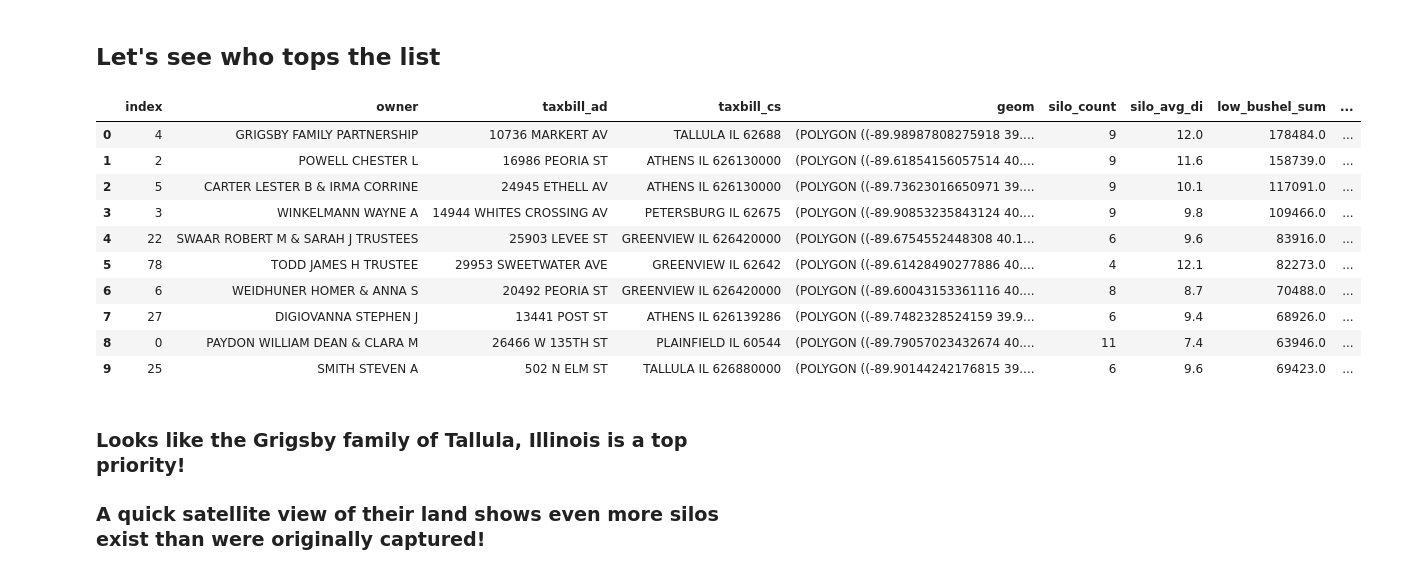
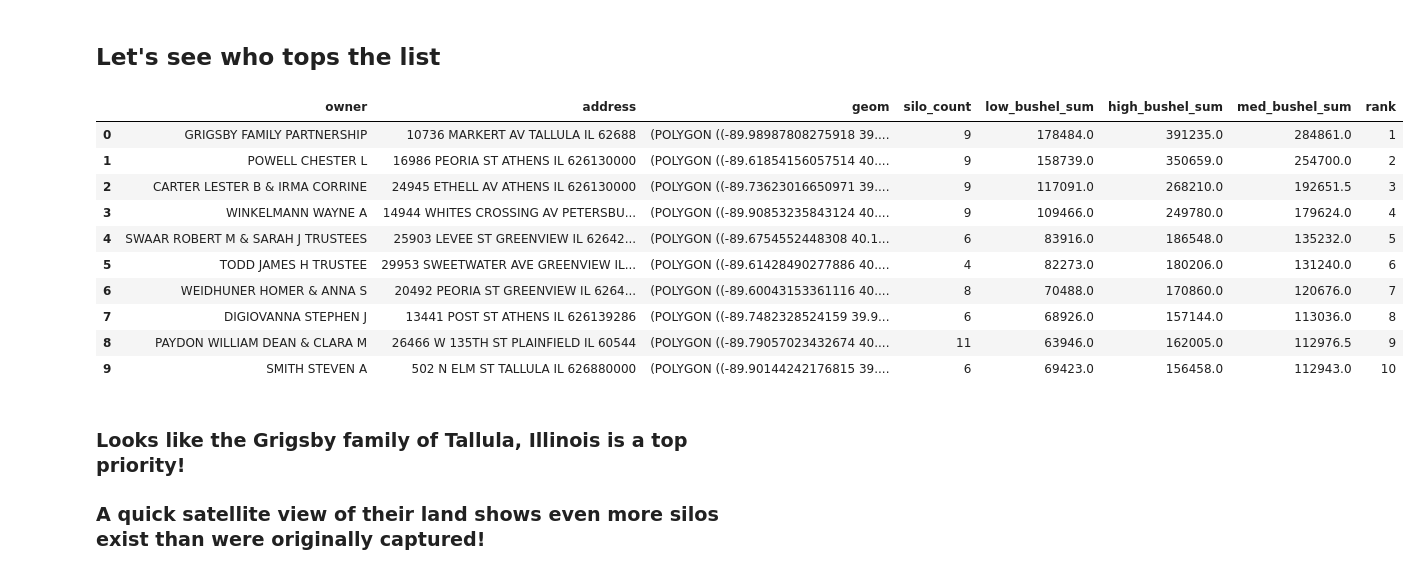
Before and after one commit to jasonmcvay09/indigo, a Jupyter notebook: adjust_silo_shp.ipynb, the cells around one changed output. Cells and saved outputs as stored; diff of their text form; code cells hidden in the pictures.

```diff
--- a/adjust_silo_shp.ipynb
+++ b/adjust_silo_shp.ipynb
@@ -126,7 +126,7 @@ import psycopg2
 
 con = psycopg2.connect('host=localhost dbname=sdb_vinegap user=postgres password=secret')
 
-sql = "SELECT * FROM farm_silo_count_min_max_med;"
+sql = "SELECT * FROM menard_farm_capacity_estimates;"
 
 parcels = gpd.GeoDataFrame.from_postgis(sql, con, geom_col='geom')
 
@@ -139,19 +139,22 @@ parcels.plot(figsize=(14,18), column='med_bushel_sum', cmap='Greens', edgecolor=
 ## Let's see who tops the list
 # %%
 # Sort based on the estimated total median bushels
-parcels.sort_values('med_bushel_sum', ascending=False).reset_index().head(10)
+parcels.sort_values('med_bushel_sum', ascending=False).reset_index()
+parcels['rank'] = parcels.index + 1
-# %% [output]
-|  | index | owner | taxbill_ad | taxbill_cs | geom | silo_count | silo_avg_di | low_bushel_sum | ... |
-| 0 | 4 | GRIGSBY FAMILY PARTNERSHIP | 10736 MARKERT AV | TALLULA IL 62688 | (POLYGON ((-89.98987808275918 39.... | 9 | 12.0 | 178484.0 | ... |
-| 1 | 2 | POWELL CHESTER L | 16986 PEORIA ST | ATHENS IL 626130000 | (POLYGON ((-89.61854156057514 40.... | 9 | 11.6 | 158739.0 | ... |
-| 2 | 5 | CARTER LESTER B & IRMA CORRINE | 24945 ETHELL AV | ATHENS IL 626130000 | (POLYGON ((-89.73623016650971 39.... | 9 | 10.1 | 117091.0 | ... |
-| 3 | 3 | WINKELMANN WAYNE A | 14944 WHITES CROSSING AV | PETERSBURG IL 62675 | (POLYGON ((-89.90853235843124 40.... | 9 | 9.8 | 109466.0 | ... |
-| 4 | 22 | SWAAR ROBERT M & SARAH J TRUSTEES | 25903 LEVEE ST | GREENVIEW IL 626420000 | (POLYGON ((-89.6754552448308 40.1... | 6 | 9.6 | 83916.0 | ... |
-| 5 | 78 | TODD JAMES H TRUSTEE | 29953 SWEETWATER AVE | GREENVIEW IL 62642 | (POLYGON ((-89.61428490277886 40.... | 4 | 12.1 | 82273.0 | ... |
-| 6 | 6 | WEIDHUNER HOMER & ANNA S | 20492 PEORIA ST | GREENVIEW IL 626420000 | (POLYGON ((-89.60043153361116 40.... | 8 | 8.7 | 70488.0 | ... |
-| 7 | 27 | DIGIOVANNA STEPHEN J | 13441 POST ST | ATHENS IL 626139286 | (POLYGON ((-89.7482328524159 39.9... | 6 | 9.4 | 68926.0 | ... |
-| 8 | 0 | PAYDON WILLIAM DEAN & CLARA M | 26466 W 135TH ST | PLAINFIELD IL 60544 | (POLYGON ((-89.79057023432674 40.... | 11 | 7.4 | 63946.0 | ... |
-| 9 | 25 | SMITH STEVEN A | 502 N ELM ST | TALLULA IL 626880000 | (POLYGON ((-89.90144242176815 39.... | 6 | 9.6 | 69423.0 | ... |
+# %%
+parcels.head(10)
+# %% [output]
+|  | owner | address | geom | silo_count | low_bushel_sum | high_bushel_sum | med_bushel_sum | rank |
+| 0 | GRIGSBY FAMILY PARTNERSHIP | 10736 MARKERT AV TALLULA IL 62688 | (POLYGON ((-89.98987808275918 39.... | 9 | 178484.0 | 391235.0 | 284861.0 | 1 |
+| 1 | POWELL CHESTER L | 16986 PEORIA ST ATHENS IL 626130000 | (POLYGON ((-89.61854156057514 40.... | 9 | 158739.0 | 350659.0 | 254700.0 | 2 |
+| 2 | CARTER LESTER B & IRMA CORRINE | 24945 ETHELL AV ATHENS IL 626130000 | (POLYGON ((-89.73623016650971 39.... | 9 | 117091.0 | 268210.0 | 192651.5 | 3 |
+| 3 | WINKELMANN WAYNE A | 14944 WHITES CROSSING AV PETERSBU... | (POLYGON ((-89.90853235843124 40.... | 9 | 109466.0 | 249780.0 | 179624.0 | 4 |
+| 4 | SWAAR ROBERT M & SARAH J TRUSTEES | 25903 LEVEE ST GREENVIEW IL 62642... | (POLYGON ((-89.6754552448308 40.1... | 6 | 83916.0 | 186548.0 | 135232.0 | 5 |
+| 5 | TODD JAMES H TRUSTEE | 29953 SWEETWATER AVE GREENVIEW IL... | (POLYGON ((-89.61428490277886 40.... | 4 | 82273.0 | 180206.0 | 131240.0 | 6 |
+| 6 | WEIDHUNER HOMER & ANNA S | 20492 PEORIA ST GREENVIEW IL 6264... | (POLYGON ((-89.60043153361116 40.... | 8 | 70488.0 | 170860.0 | 120676.0 | 7 |
+| 7 | DIGIOVANNA STEPHEN J | 13441 POST ST ATHENS IL 626139286 | (POLYGON ((-89.7482328524159 39.9... | 6 | 68926.0 | 157144.0 | 113036.0 | 8 |
+| 8 | PAYDON WILLIAM DEAN & CLARA M | 26466 W 135TH ST PLAINFIELD IL 60544 | (POLYGON ((-89.79057023432674 40.... | 11 | 63946.0 | 162005.0 | 112976.5 | 9 |
+| 9 | SMITH STEVEN A | 502 N ELM ST TALLULA IL 626880000 | (POLYGON ((-89.90144242176815 39.... | 6 | 69423.0 | 156458.0 | 112943.0 | 10 |
 # %% [markdown]
 ### Looks like the Grigsby family of Tallula, Illinois is a top priority!
 ### A quick satellite view of their land shows even more silos exist than were originally captured!
```
Also changed, not shown: parts of 2 cells of this notebook.
